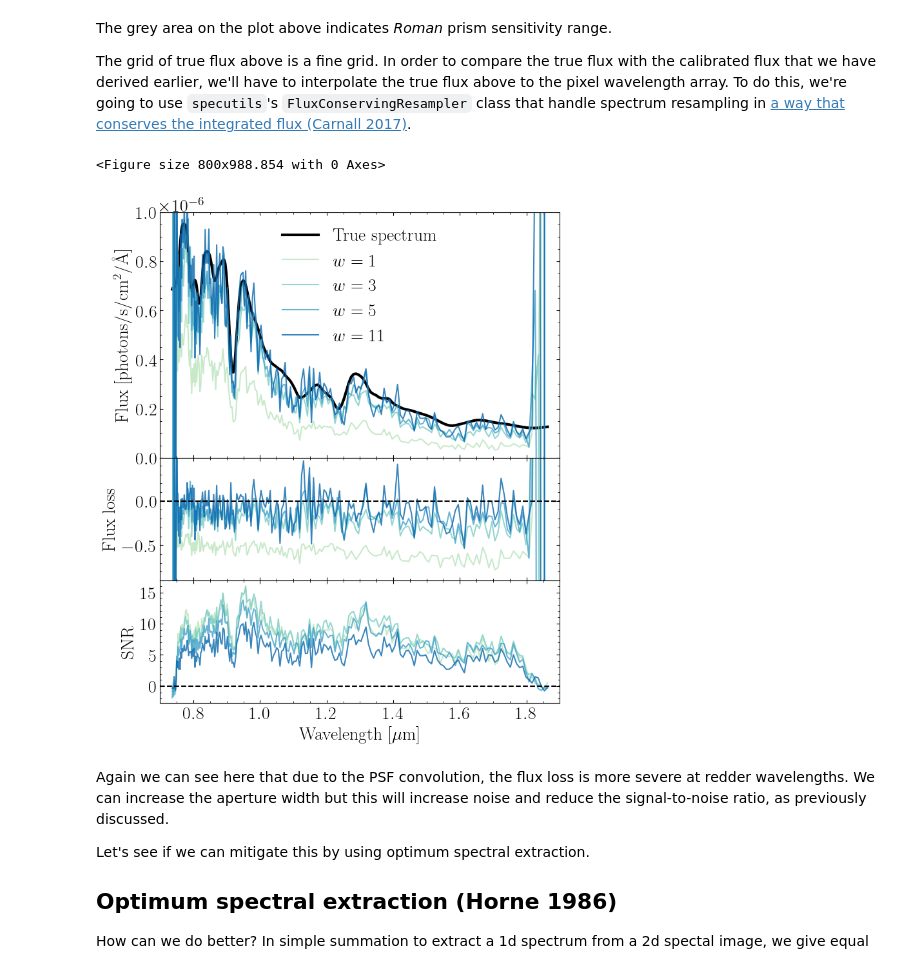
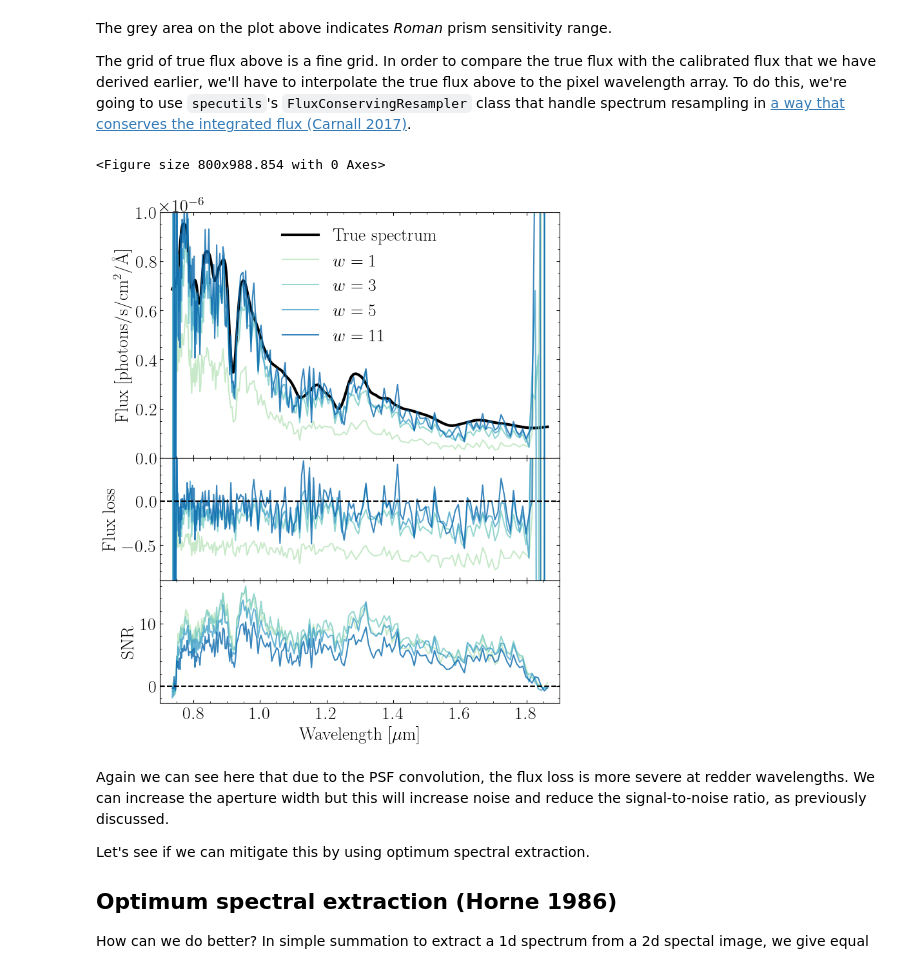
Before and after one commit to sangeetak20/RomanSpectraDataChallenge, a Jupyter notebook: DataChallenge2/prism_demo/prism_1d_spectral_extraction_using_simple_summation_and_optimum_spectral_extraction.ipynb, the cells around one changed output. Cells and saved outputs as stored; diff of their text form; code cells hidden in the pictures.

```diff
--- a/DataChallenge2/prism_demo/prism_1d_spectral_extraction_using_simple_summation_and_optimum_spectral_extraction.ipynb
+++ b/DataChallenge2/prism_demo/prism_1d_spectral_extraction_using_simple_summation_and_optimum_spectral_extraction.ipynb
@@ -571,38 +565,36 @@ axes[0].xaxis.set_major_locator(ticker.MultipleLocator(dX))
 axes[0].xaxis.set_minor_locator(ticker.MultipleLocator(dMX))
 axes[0].yaxis.set_major_locator(ticker.MultipleLocator(2.0e-7))
 axes[0].yaxis.set_minor_locator(ticker.MultipleLocator(0.5e-7))
 
 axes[0].legend(frameon=False)
 
 axes[0].set_ylabel(r'Flux [photons/s/cm$^2$/\AA]')
 
 dY, dMY = 0.5, 0.1
 
 axes[1].axhline(linestyle='--', color='k')
 
 axes[1].yaxis.set_major_locator(ticker.MultipleLocator(dY))
 axes[1].yaxis.set_minor_locator(ticker.MultipleLocator(dMY))
 
 axes[1].set_ylim(-0.9, +0.49)
 
 axes[1].set_ylabel(r'Flux loss');
 
 axes[2].axhline(linestyle='--', color='k')
 
 axes[2].set_xlabel(r'Wavelength [$\mu$m]')
 
-dY, dMY = 5, 1
-
-axes[2].yaxis.set_major_locator(ticker.MultipleLocator(dY))
-axes[2].yaxis.set_minor_locator(ticker.MultipleLocator(dMY))
+axes[2].yaxis.set_major_locator(ticker.AutoLocator())
+axes[2].yaxis.set_minor_locator(ticker.AutoMinorLocator())
 
 axes[2].set_ylabel(r'SNR');
 
 ## outFilename = "{0:s}/plot_1dSpectralExtraction_simpleSummation_calibrated.pdf".format(OUTDIR)
 ## fig.savefig(outFilename, bbox_inches='tight')
 # %% [output]
 <Figure size 800x988.854 with 0 Axes>
-[figure, old version]
+[figure, new version]
 # %% [markdown]
 Again we can see here that due to the PSF convolution, the flux loss is more severe at redder wavelengths. We can increase the aperture width but this will increase noise and reduce the signal-to-noise ratio, as previously discussed.
 
```
Also changed, not shown: parts of 3 cells of this notebook.
